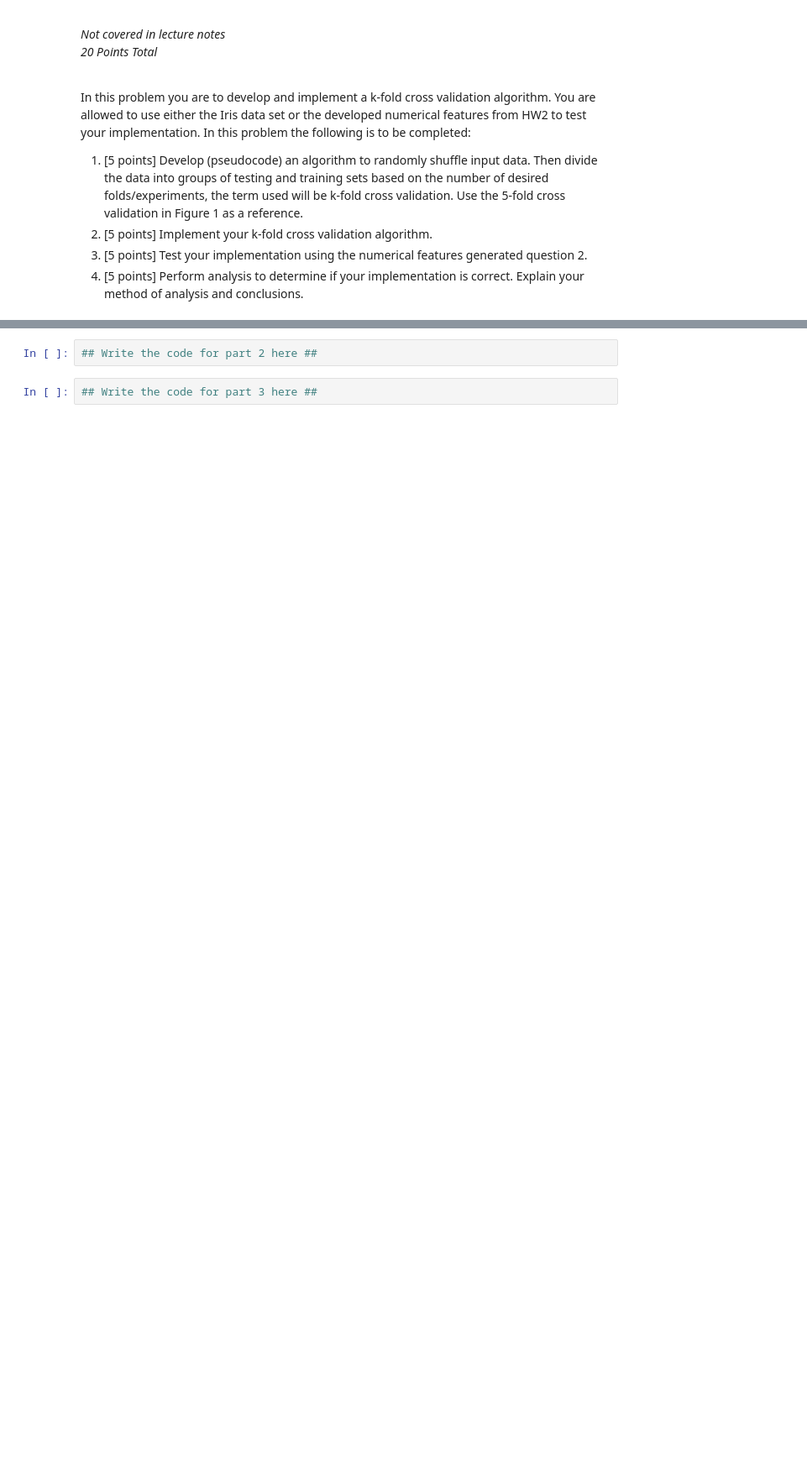
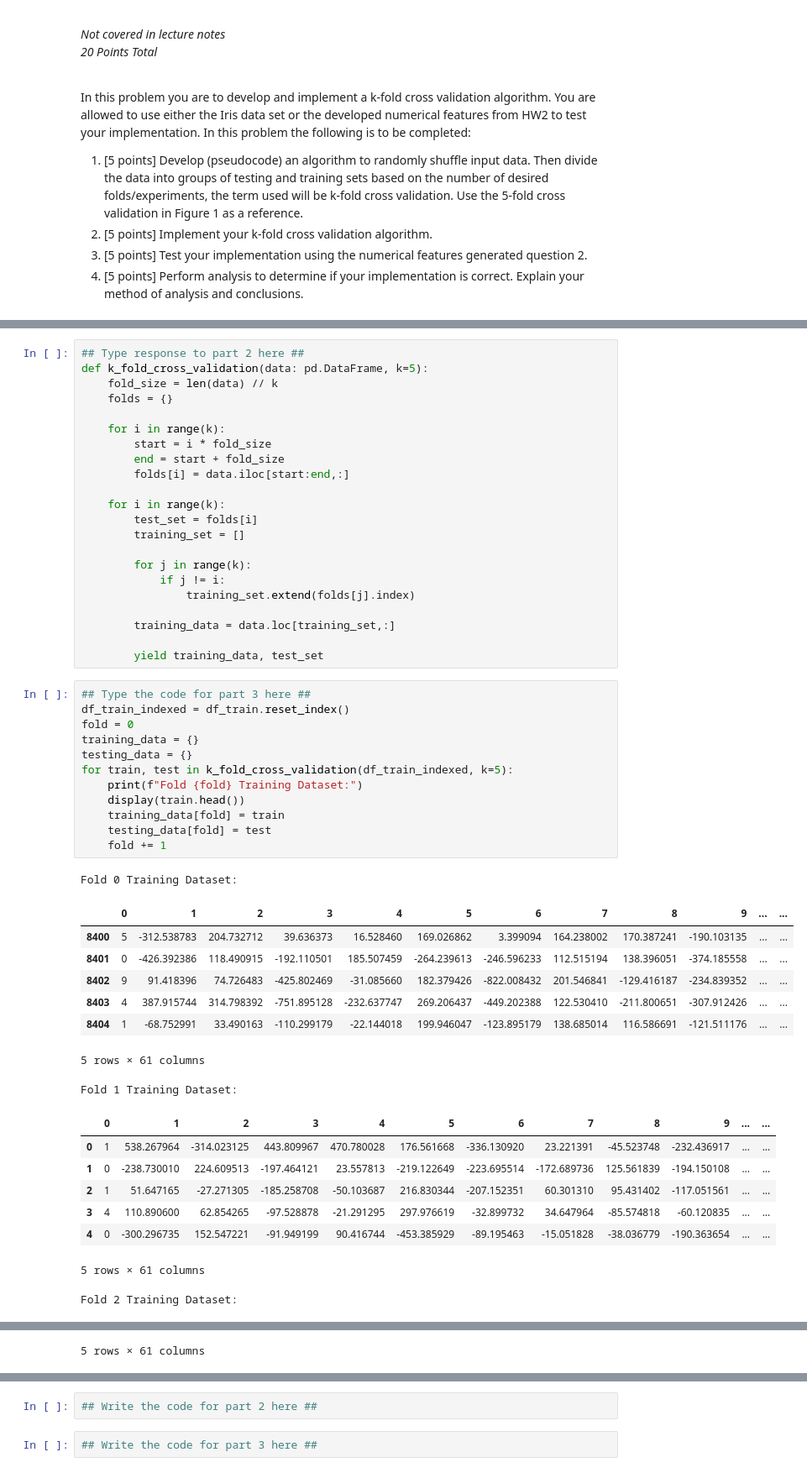
Before and after one commit to zhatz111/Data-Science-Masters, a Jupyter notebook: Algorithms for Data Science/Module 8/HW Assignment 3/HW3.ipynb, the cells around one changed output, grey strips where cells are left out. Shown at 84% size. Drawn from its saved outputs; the diff is of its cells as text; blank space fills up the shorter version.

```diff
--- a/Algorithms for Data Science/Module 8/HW Assignment 3/HW3.ipynb
+++ b/Algorithms for Data Science/Module 8/HW Assignment 3/HW3.ipynb
@@ -376,0 +397,52 @@ FileNotFoundError: No such file or directory: 'cross_val.png'
+# %%
+## Type response to part 2 here ##
+def k_fold_cross_validation(data: pd.DataFrame, k=5):
+    fold_size = len(data) // k
+    folds = {}
+
+    for i in range(k):
+        start = i * fold_size
+        end = start + fold_size
+        folds[i] = data.iloc[start:end,:]
+
+    for i in range(k):
+        test_set = folds[i]
+        training_set = []
+
+        for j in range(k):
+            if j != i:
+                training_set.extend(folds[j].index)
+
+        training_data = data.loc[training_set,:]
+
+        yield training_data, test_set
+# %%
+## Type the code for part 3 here ##
+df_train_indexed = df_train.reset_index()
+fold = 0
+training_data = {}
+testing_data = {}
+for train, test in k_fold_cross_validation(df_train_indexed, k=5):
+    print(f"Fold {fold} Training Dataset:")
+    display(train.head())
+    training_data[fold] = train
+    testing_data[fold] = test
+    fold += 1
+# %% [output]
+Fold 0 Training Dataset:
+|  | 0 | 1 | 2 | 3 | 4 | 5 | 6 | 7 | 8 | 9 | ... | ... |
+| 8400 | 5 | -312.538783 | 204.732712 | 39.636373 | 16.528460 | 169.026862 | 3.399094 | 164.238002 | 170.387241 | -190.103135 | ... | ... |
+| 8401 | 0 | -426.392386 | 118.490915 | -192.110501 | 185.507459 | -264.239613 | -246.596233 | 112.515194 | 138.396051 | -374.185558 | ... | ... |
+| 8402 | 9 | 91.418396 | 74.726483 | -425.802469 | -31.085660 | 182.379426 | -822.008432 | 201.546841 | -129.416187 | -234.839352 | ... | ... |
+| 8403 | 4 | 387.915744 | 314.798392 | -751.895128 | -232.637747 | 269.206437 | -449.202388 | 122.530410 | -211.800651 | -307.912426 | ... | ... |
+| 8404 | 1 | -68.752991 | 33.490163 | -110.299179 | -22.144018 | 199.946047 | -123.895179 | 138.685014 | 116.586691 | -121.511176 | ... | ... |
+5 rows × 61 columns
+Fold 1 Training Dataset:
+|  | 0 | 1 | 2 | 3 | 4 | 5 | 6 | 7 | 8 | 9 | ... | ... |
+| 0 | 1 | 538.267964 | -314.023125 | 443.809967 | 470.780028 | 176.561668 | -336.130920 | 23.221391 | -45.523748 | -232.436917 | ... | ... |
+| 1 | 0 | -238.730010 | 224.609513 | -197.464121 | 23.557813 | -219.122649 | -223.695514 | -172.689736 | 125.561839 | -194.150108 | ... | ... |
+| 2 | 1 | 51.647165 | -27.271305 | -185.258708 | -50.103687 | 216.830344 | -207.152351 | 60.301310 | 95.431402 | -117.051561 | ... | ... |
+| 3 | 4 | 110.890600 | 62.854265 | -97.528878 | -21.291295 | 297.976619 | -32.899732 | 34.647964 | -85.574818 | -60.120835 | ... | ... |
+| 4 | 0 | -300.296735 | 152.547221 | -91.949199 | 90.416744 | -453.385929 | -89.195463 | -15.051828 | -38.036779 | -190.363654 | ... | ... |
+5 rows × 61 columns
+Fold 2 Training Dataset:
@@ -376,0 +455 @@ FileNotFoundError: No such file or directory: 'cross_val.png'
+5 rows × 61 columns
```
Also changed, not shown: parts of 18 cells of this notebook, 7 other files.
